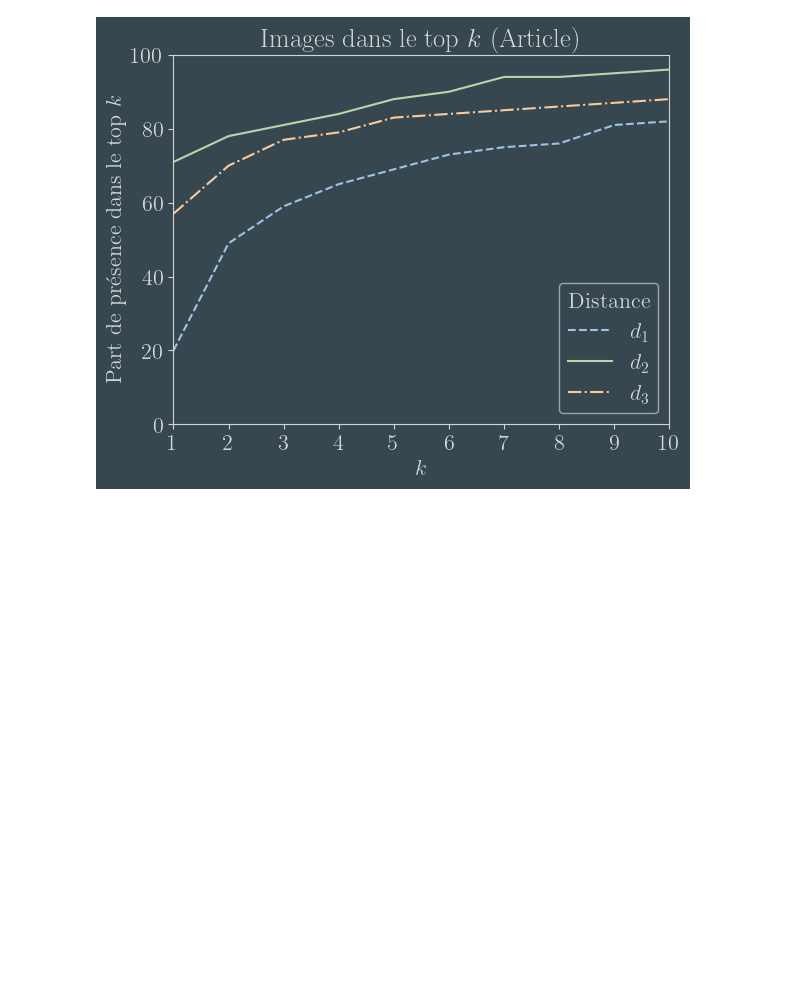
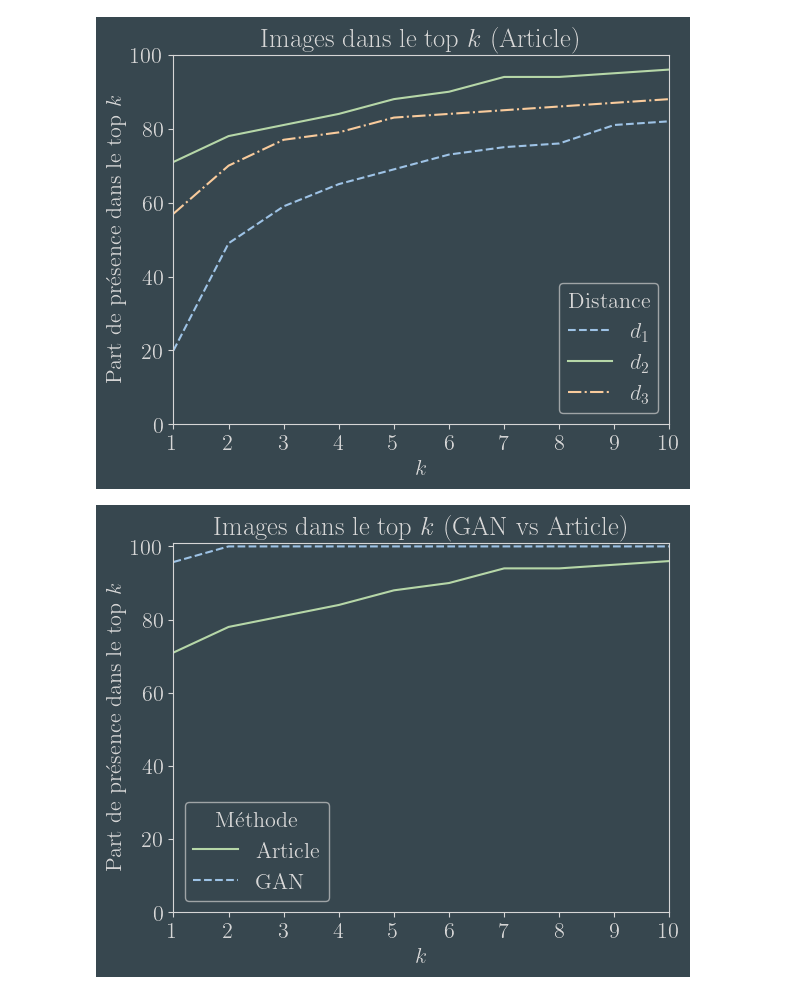
Before and after one commit to Clemflannagahn/INF8801A-Projet, a Jupyter notebook: plots.ipynb, the cells around one changed output. Saved outputs shown, nothing was run; the diff lists cells and outputs as text; code cells hidden in the pictures; blank space fills up the shorter version.

Commit message:
Clean data-treat and update plots notebook

```diff
--- a/plots.ipynb
+++ b/plots.ipynb
@@ -0,0 +1,25 @@
+# %%
+import numpy as np
+import matplotlib.pyplot as plt
+import matplotlib
+import os
+IMG_DIR = 'images'
+os.makedirs(IMG_DIR, exist_ok=True)
+matplotlib.rcParams.update(
+    {
+        'font.size': 16,
+        'font.family': 'serif',
+        'font.serif': ['Times New Roman'],
+        'text.usetex': True,
+        'legend.framealpha' : 0.7,
+        'figure.facecolor': '#37474F',
+        'axes.facecolor': '#37474F',
+        'axes.edgecolor': '#D6D6D6',
+        'axes.labelcolor': 'black',
+        'legend.facecolor': '#37474F',
+        'text.color': '#D6D6D6',
+        'xtick.color': '#D6D6D6',
+        'ytick.color': '#D6D6D6',
+        'axes.labelcolor': '#D6D6D6',
+    }
+)
@@ -59,3 +71,23 @@ plt.savefig('topk_article.png', dpi=600)
 plt.show()
 # %% [output]
 [figure]
+# %%
+article = [71, 78, 81, 84, 88, 90, 94, 94, 95, 96]
+gan = [95.74, 100, 100, 100, 100, 100, 100, 100, 100, 100]
+
+plt.plot(X, article, label='Article', color='#B6D7A8')
+plt.plot(X, gan, label='GAN', color='#9EC3E6', linestyle='--')
+
+plt.xlim(1, 10)
+plt.ylim(0, 101)
+plt.legend().set_title('Méthode')
+plt.xticks(X)
+
+plt.xlabel(r'$k$')
+plt.ylabel(r'Part de présence dans le top $k$')
+plt.title(r'Images dans le top $k$ (GAN vs Article)')
+
+plt.savefig(os.path.join(IMG_DIR,'article_vs_gan.png'), dpi=600)
+plt.show()
+# %% [output]
+[figure, added]
```
Also changed, not shown: parts of 8 cells of this notebook, 1 other file.
